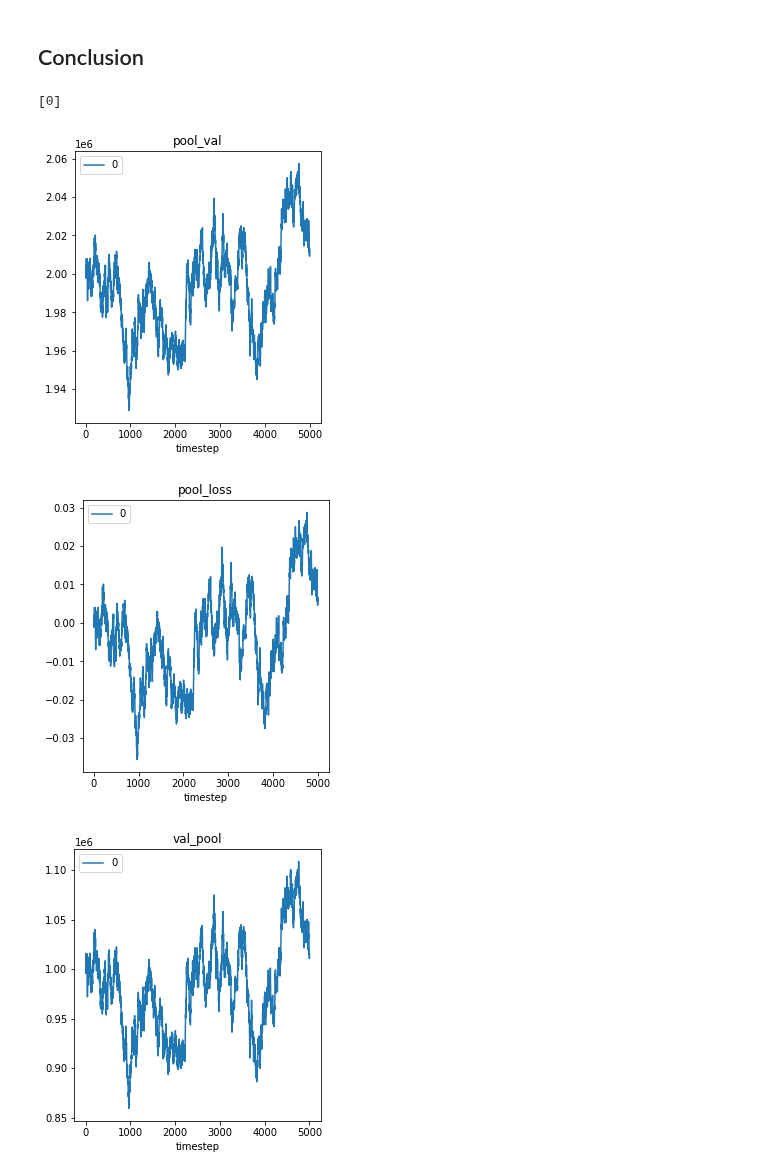
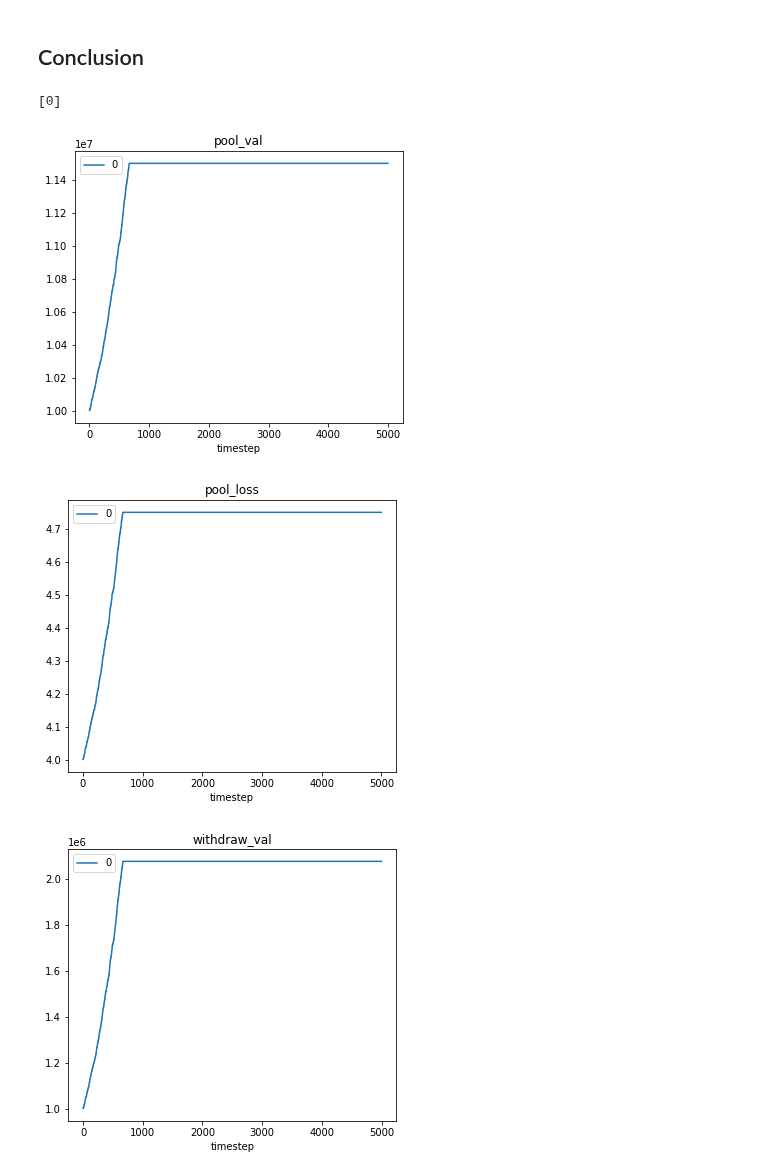
Before and after one commit to galacticcouncil/HydraDX-simulations, a Jupyter notebook: hydradx/TestLRNASwap.ipynb, the cells around one changed output. Cells and saved outputs as stored; diff of their text form; code cells hidden in the pictures.

```diff
--- a/hydradx/TestLRNASwap.ipynb
+++ b/hydradx/TestLRNASwap.ipynb
@@ -105,5 +100,5 @@ Total execution time: 7.66s
 # %%
-rdf, agent_df = processing.postprocessing(events)
+rdf, agent_df = processing.postprocessing(events, optional_params=['deposit_val', 'withdraw_val', 'pool_val'])
 # %%
 %matplotlib inline
 # %%
@@ -173,26 +168,8 @@ pu.plot_vars(trader_df, var_list)
 merged_df = pd.merge(agent_df, rdf, how="inner", on=["timestep", "simulation", "run", "subset", "substep"])
 # %%
 # add IL column to agent DF, where val_hold is calculated using initial holdings from agent_d
-#val hold: withdraw liquidity at t=0, calculate value with prices at t
-#val pool: withdraw liquidity at t, calculate value with prices at t
-
-merged_df['val_pool'] = merged_df.apply(lambda x: processing.val_pool(x), axis=1)
-withdraw_agent_d = processing.get_withdraw_agent_d(initial_values, agent_d)
-merged_df['val_hold'] = merged_df.apply(lambda x: processing.val_hold(x, withdraw_agent_d), axis=1)
-merged_df['IL'] = merged_df.apply(lambda x: x['val_pool']/x['val_hold'] - 1, axis=1)
-merged_df['pool_val'] = merged_df.apply(lambda x: processing.pool_val(x), axis=1)
+merged_df['IL'] = merged_df.apply(lambda x: x['withdraw_val']/x['deposit_val'] - 1, axis=1)
 merged_df['pool_loss'] = merged_df.apply(lambda x: x['pool_val']/2000000 - 1, axis=1)
 
-merged_df[['timestep', 'agent_label', 'q','Q-0','B-0','s-0','S-0','r-0','R-0','val_pool', 'val_hold','IL','pool_val', 'p-0']].tail()
-
-
-# compute val hold column
-
-
-# compute val pool column
-
-# compute IL
-
-# plot Impermanent loss
-#
+merged_df[['timestep', 'agent_id', 'q','Q-R1', 's-R1','S-R1','r-R1','R-R1','pool_val', 'deposit_val','IL','withdraw_val', 'p-R1']].tail()
 # %% [output]
@@ -214,11 +191,11 @@ merged_df[['timestep', 'agent_label', 'q','Q-0','B-0','s-0','S-0','r-0','R-0','v
 # %% [markdown]
 ## Conclusion
 # %%
-var_list = ['pool_val', 'pool_loss', 'val_pool', 'val_hold', 'IL', 'pool_loss']
-LP1_merged_df = merged_df[merged_df['agent_label'] == 'LP1']
+var_list = ['pool_val', 'pool_loss', 'withdraw_val', 'deposit_val', 'IL', 'pool_loss']
+LP1_merged_df = merged_df[merged_df['agent_id'] == 'LP1']
 pu.plot_vars(LP1_merged_df, var_list)
 # %% [output]
 [0]
-[figure, old version]
+[figure, new version]
-[figure, old version]
+[figure, new version]
-[figure, old version]
+[figure, new version]
```
Also changed, not shown: parts of 8 cells of this notebook.
